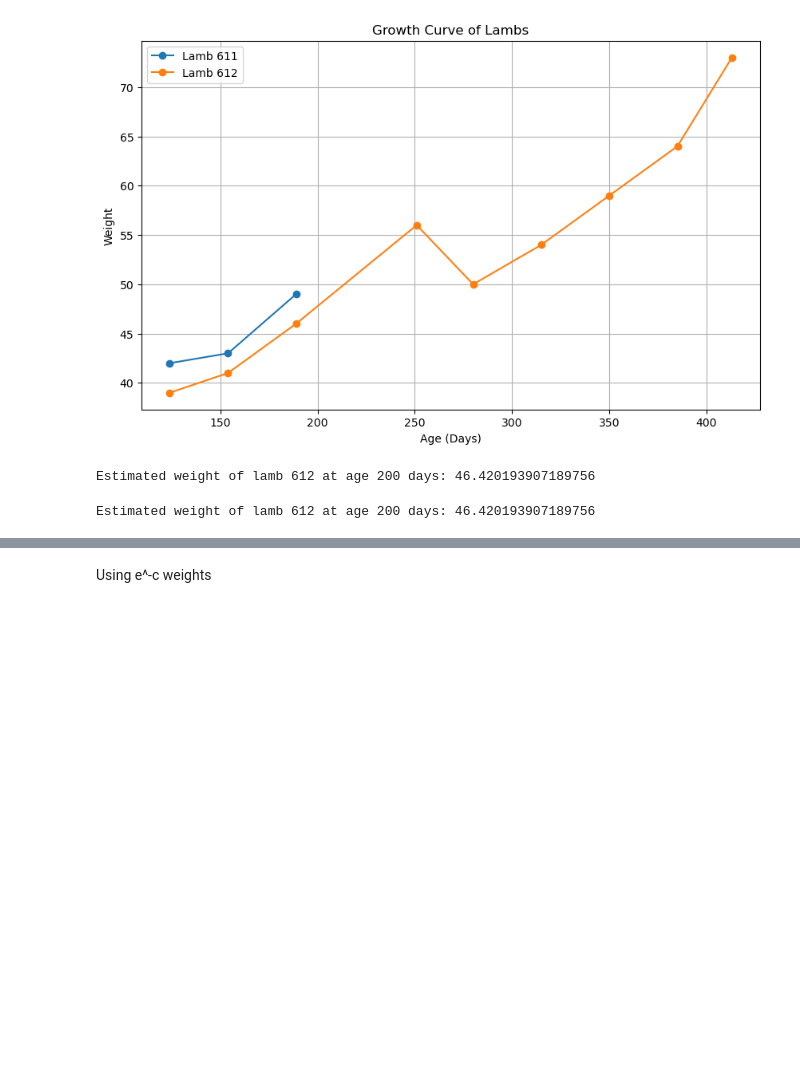
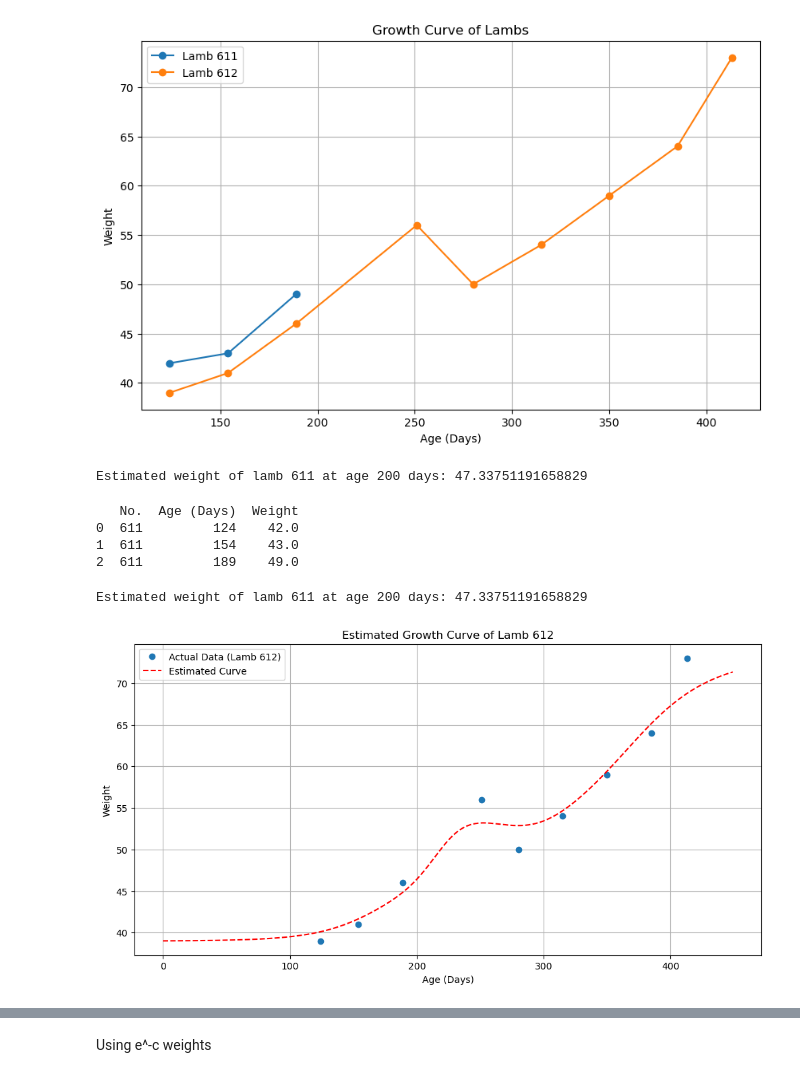
Before and after one commit to Shri-991987/Dissertation_Longitudinal_Analysis_Of_Farm_Animal_Development, a Jupyter notebook: Dissertation_Draft.ipynb, the cells around one changed output, grey strips where cells are left out. Cells and saved outputs as stored; diff of their text form; code cells hidden in the pictures; blank space fills up the shorter version.

```diff
--- a/Dissertation_Draft.ipynb
+++ b/Dissertation_Draft.ipynb
@@ -244,14 +259,23 @@ def estimate_weight(lamb_no, target_age, bandwidth):
     return estimated_weight
 
 # Example: Estimating the weight of lamb 611 at age 200 days
-lamb_no = 612
+lamb_no = 611
 target_age = 200
 bandwidth = 30  # Bandwidth Adjustment
 
 estimated_weight = estimate_weight(lamb_no, target_age, bandwidth)
 print(f"Estimated weight of lamb {lamb_no} at age {target_age} days: {estimated_weight}")
 # %% [output]
-Estimated weight of lamb 612 at age 200 days: 46.420193907189756
+Estimated weight of lamb 611 at age 200 days: 47.33751191658829
+# %%
+lamb_no = 611
+lamb_data1 = final_df1[final_df1['No.'] == lamb_no].dropna(subset=['Weight'])
+print(lamb_data1)
+# %% [output]
+   No.  Age (Days)  Weight
+0  611         124    42.0
+1  611         154    43.0
+2  611         189    49.0
 # %%
 # Nadaraya–Watson Estimator on Larger Dataset with guassian weights
 from scipy.stats import norm
@@ -272,14 +296,67 @@ def estimate_weight(lamb_no, target_age, bandwidth):
     return estimated_weight
 
 # Example: Estimating the weight of lamb 611 at age 200 days
-lamb_no = 612
+lamb_no = 611
 target_age = 200
 bandwidth = 30  # Bandwidth Adjustment
 
 estimated_weight = estimate_weight(lamb_no, target_age, bandwidth)
 print(f"Estimated weight of lamb {lamb_no} at age {target_age} days: {estimated_weight}")
 # %% [output]
-Estimated weight of lamb 612 at age 200 days: 46.420193907189756
+Estimated weight of lamb 611 at age 200 days: 47.33751191658829
+# %%
+import numpy as np
+import pandas as pd
+import matplotlib.pyplot as plt
+from scipy.stats import norm
+
+# Function to compute Gaussian kernel
+def gaussian_kernel(distance, bandwidth):
+    return norm.pdf(distance / bandwidth)
+
+# Function to compute Nadaraya-Watson estimate
+def nadaraya_watson(x, X, Y, bandwidth):
+    weights = gaussian_kernel(x - X, bandwidth)
+    return np.sum(weights * Y) / np.sum(weights)
+
+# Function to estimate weight for a given lamb and target age
+def estimate_weight(lamb_no, target_age, bandwidth):
+    lamb_data = final_df2[final_df2['No.'] == lamb_no].dropna(subset=['Weight'])
+    X = lamb_data['Age (Days)'].values
+    Y = lamb_data['Weight'].values
+    estimated_weight = nadaraya_watson(target_age, X, Y, bandwidth)
+    return estimated_weight
+
+# Estimating the weight curve for lamb
+def estimate_weight_curve(lamb_no, X, bandwidth):
+    estimated_weights = []
+    for age in X:
+        estimated_weight = estimate_weight(lamb_no, age, bandwidth)
+        estimated_weights.append(estimated_weight)
+    return np.array(estimated_weights)
+
+# Define the lamb number and the age range for estimation
+lamb_no = 612
+X = np.arange(0, 450, 1)  # Estimating weights from day 0 to 300
+bandwidth = 30  # Bandwidth Adjustment
+
+# Estimate the weight curve
+estimated_weights = estimate_weight_curve(lamb_no, X, bandwidth)
+
+# Plot the actual data and the estimated curve
+plt.figure(figsize=(12, 6))
+lamb_data = final_df2[final_df2['No.'] == lamb_no]
+plt.plot(lamb_data['Age (Days)'], lamb_data['Weight'], 'o', label=f'Actual Data (Lamb {lamb_no})')
+plt.plot(X, estimated_weights, label='Estimated Curve', color='red', linestyle='--')
+
+plt.title('Estimated Growth Curve of Lamb 612')
+plt.xlabel('Age (Days)')
+plt.ylabel('Weight')
+plt.legend()
+plt.grid(True)
+plt.show()
+# %% [output]
+[figure, added]
 # %%
 # Plotting the curve:
 # Plotting the curve:
```
Also changed, not shown: parts of 4 cells of this notebook.
